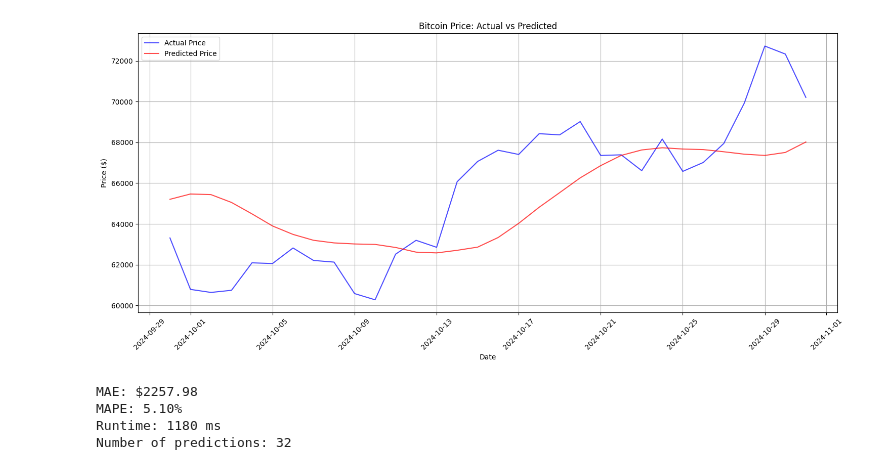
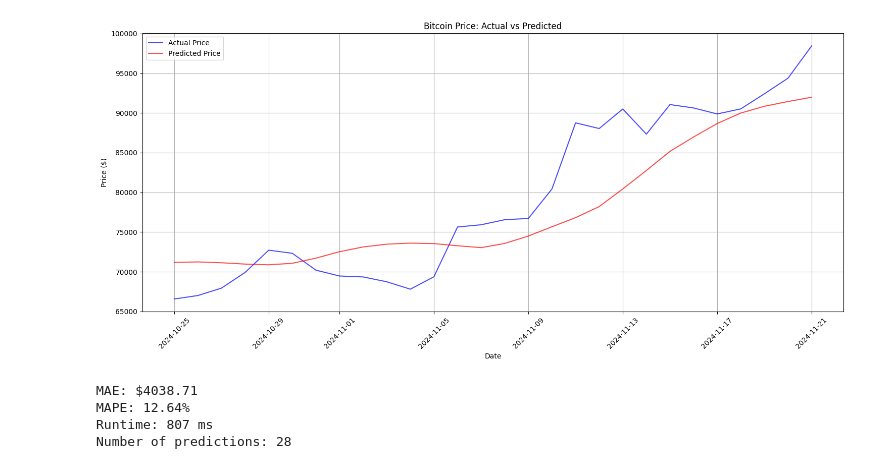
Before and after one commit to lcxWEB/bitflow, a Jupyter notebook: bitcoin_prediction/LSTM/notebooks/5_predict_function.ipynb, the cells around one changed output. Cells and saved outputs as stored; diff of their text form; code cells hidden in the pictures.

Commit message:
"fix date calculation in predict function"

```diff
--- a/bitcoin_prediction/LSTM/notebooks/5_predict_function.ipynb
+++ b/bitcoin_prediction/LSTM/notebooks/5_predict_function.ipynb
@@ -55,7 +55,7 @@ def predict_bitcoin_prices(start_date, end_date):
         end_ts = int(datetime.strptime(end_date, '%Y-%m-%d').timestamp())
 
         # Calculate number of days
-        days = (end_ts - start_ts) // 86400 + 1
+        days = (end_ts - start_ts) // 86400 # no need to +1 cause api will return +1 day
 
         # Add extra days for sequence creation
         padded_start_ts = start_ts - (ModelConfig.TIME_STEPS * 86400)
@@ -179,14 +179,14 @@ def predict_bitcoin_prices(start_date, end_date):
 # print(f"Number of predictions: {len(results['pred_list'])}")
 # %%
 # Example usage:
-results = predict_bitcoin_prices('2024-10-01', '2024-10-31')
+results = predict_bitcoin_prices('2024-10-25', '2024-11-21')
 print(f"MAE: ${results['mae']:.2f}")
 print(f"MAPE: {results['mape']:.2f}%")
 print(f"Runtime: {results['runtime']} ms")
 print(f"Number of predictions: {len(results['pred_list'])}")
 # %% [output]
-[figure, old version]
+[figure, new version]
-MAE: $2257.98
-MAPE: 5.10%
-Runtime: 1180 ms
-Number of predictions: 32
+MAE: $4038.71
+MAPE: 12.64%
+Runtime: 807 ms
+Number of predictions: 28
```
Also changed, not shown: parts of 1 cell of this notebook.
